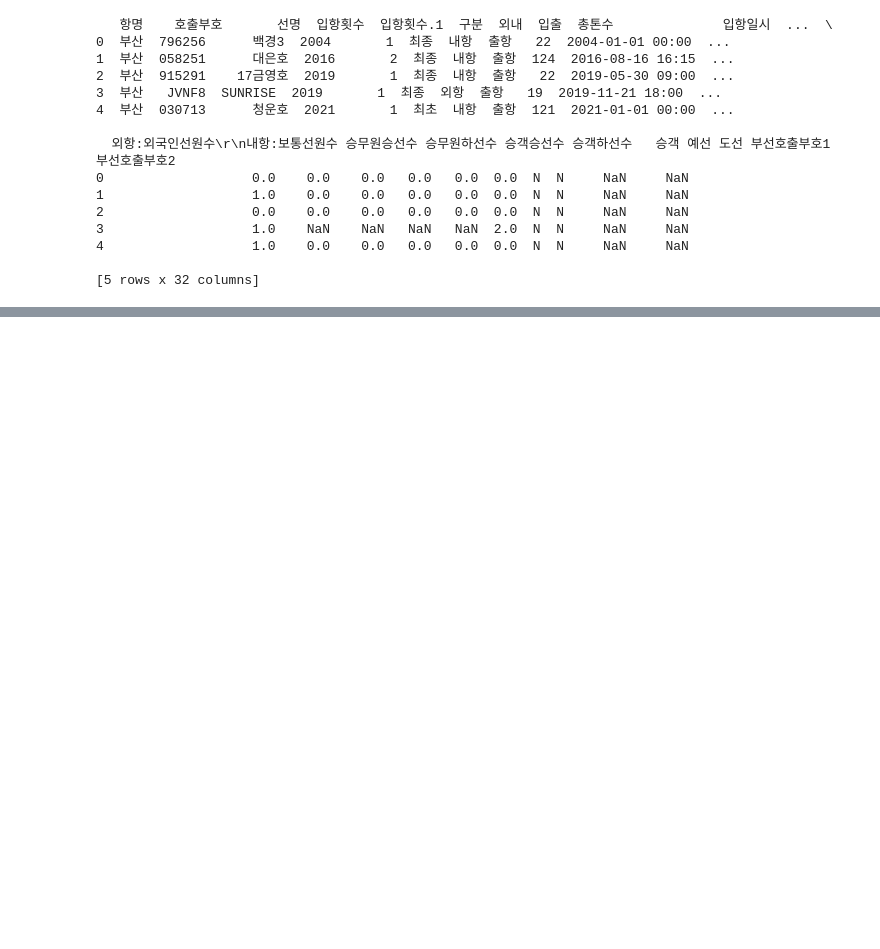
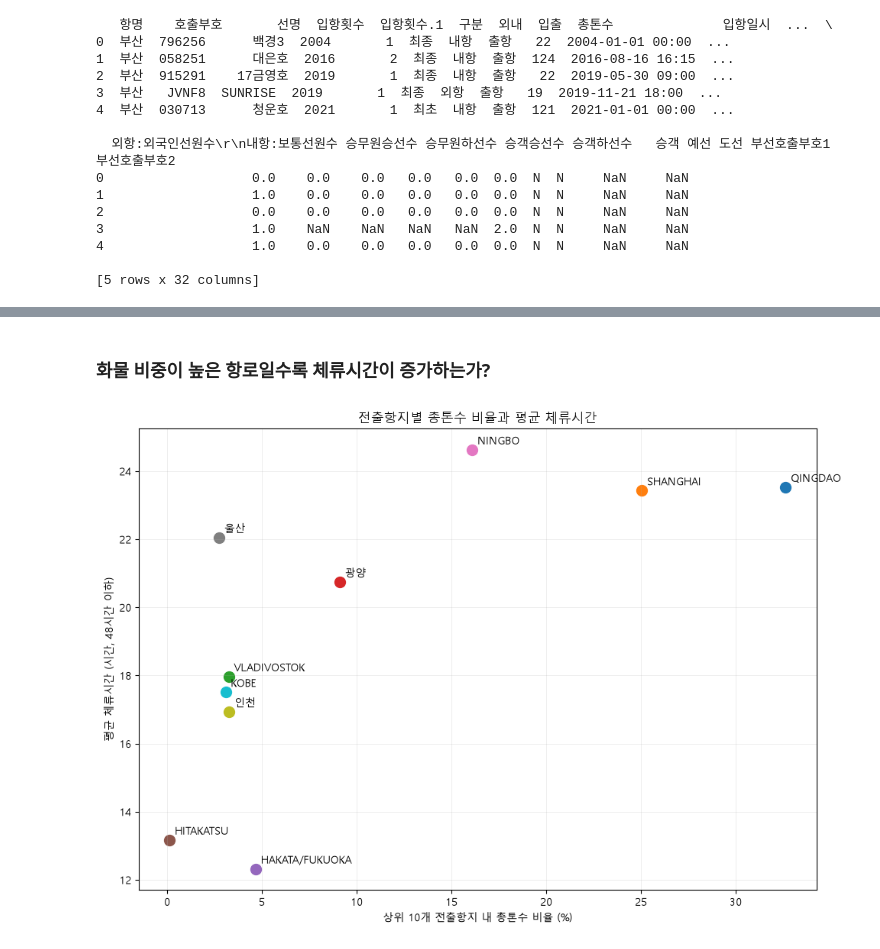
Before and after one commit to hyewonbaek100/0923-dashboard, a Jupyter notebook: dashboard.ipynb, the cells around one changed output, grey strips where cells are left out. Saved outputs shown, nothing was run; the diff lists cells and outputs as text; code cells hidden in the pictures; blank space fills up the shorter version.

```diff
--- a/dashboard.ipynb
+++ b/dashboard.ipynb
@@ -29,0 +227,10 @@ print(df.head())
+# %%
+total_tonnage = tonnage_sum.sum()
+
+tonnage_ratio = pd.DataFrame({
+    '총톤수 합계': tonnage_sum,
+    '비율(%)': (tonnage_sum / total_tonnage * 100).round(2)
+})
+
+print(f'상위 10개 총톤수 합계: {total_tonnage:,.0f}')
+display(tonnage_ratio)
@@ -29,0 +251,36 @@ print(df.head())
+# %% [markdown]
+### 화물 비중이 높은 항로일수록 체류시간이 증가하는가?
+# %%
+plot_df = pd.concat(
+    [
+        tonnage_ratio['비율(%)'],
+        avg_hours.rename('평균 체류시간(시간)')
+    ],
+    axis=1
+).dropna()
+
+fig, ax = plt.subplots(figsize=(10, 7))
+colors = plt.get_cmap('tab10').colors
+
+for i, (port, row) in enumerate(plot_df.iterrows()):
+    ax.scatter(
+        row['비율(%)'],
+        row['평균 체류시간(시간)'],
+        color=colors[i % 10],
+        s=100
+    )
+    ax.annotate(
+        port,
+        (row['비율(%)'], row['평균 체류시간(시간)']),
+        xytext=(5, 5),
+        textcoords='offset points'
+    )
+
+ax.set_xlabel('상위 10개 전출항지 내 총톤수 비율 (%)')
+ax.set_ylabel('평균 체류시간 (시간, 48시간 이하)')
+ax.set_title('전출항지별 총톤수 비율과 평균 체류시간')
+ax.grid(alpha=0.3)
+plt.tight_layout()
+plt.show()
+# %% [output]
+[figure, added]
```
Also changed, not shown: parts of 15 cells of this notebook, 5 other files.
